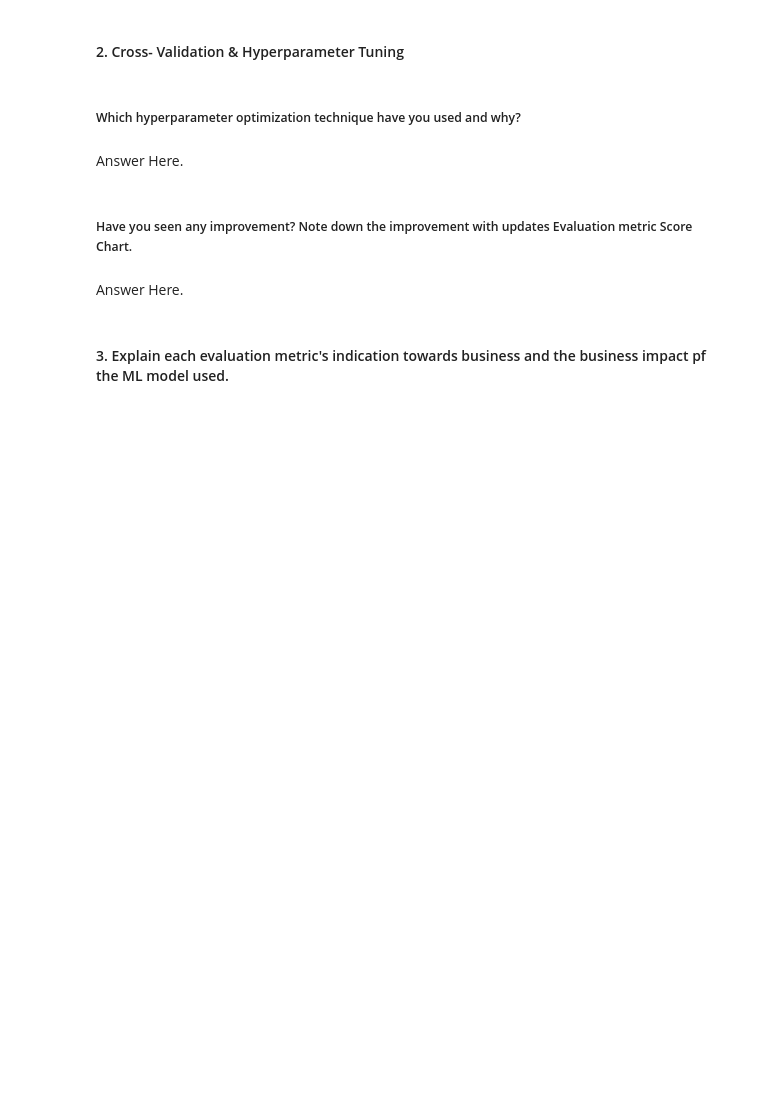
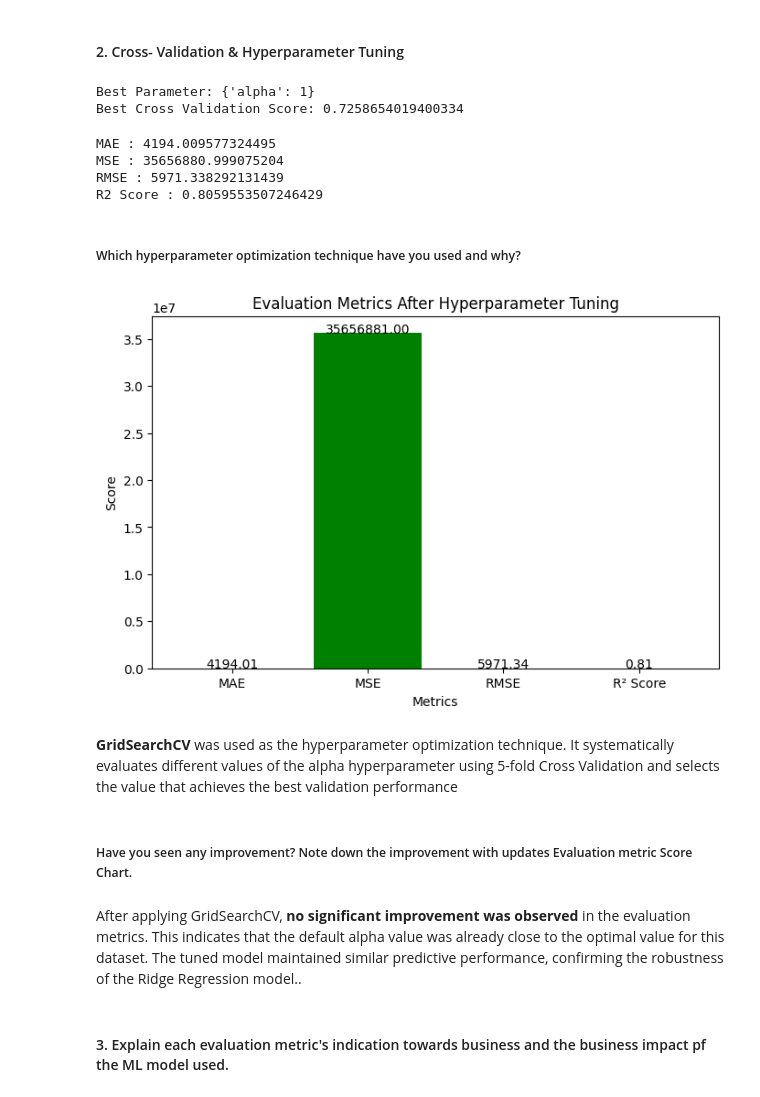
Before and after one commit to Pranav-Codes-Git/Insurance-Company-cost-regression-, a Jupyter notebook: Another_copy_of_Sample_ML_Submission_Template.ipynb, the cells around one changed output. Saved outputs shown, nothing was run; the diff lists cells and outputs as text; code cells hidden in the pictures; blank space fills up the shorter version.

```diff
--- a/Another_copy_of_Sample_ML_Submission_Template.ipynb
+++ b/Another_copy_of_Sample_ML_Submission_Template.ipynb
@@ -875,0 +926,11 @@ Answer Here.
+# %%
+from sklearn.model_selection import train_test_split
+
+# Split the dataset into training and testing sets
+
+X_train, X_test, y_train, y_test = train_test_split(
+    X,
+    y,
+    test_size=0.20,
+    random_state=42
+)
@@ -924,10 +1085,71 @@ Answer Here.
+# %%
+# ML Model - 1 Implementation with hyperparameter optimization techniques (i.e., GridSearch CV, RandomSearch CV, Bayesian Optimization etc.)
+from sklearn.model_selection import GridSearchCV
+
+param_grid = {
+    'alpha': [0.01, 0.1, 1, 10, 100]
+}
+
+grid_search = GridSearchCV(
+    estimator=Ridge(),
+    param_grid=param_grid,
+    cv=5,
+    scoring='r2'
+)
+
+grid_search.fit(X_train, y_train)
+
+print("Best Parameter:", grid_search.best_params_)
+print("Best Cross Validation Score:", grid_search.best_score_)
+# %% [output]
+Best Parameter: {'alpha': 1}
+Best Cross Validation Score: 0.7258654019400334
+# %%
+best_ridge = grid_search.best_estimator_
+
+best_ridge.fit(X_train, y_train)
+
+y_pred_tuned = best_ridge.predict(X_test)
+
+mae_tuned = mean_absolute_error(y_test, y_pred_tuned)
+mse_tuned = mean_squared_error(y_test, y_pred_tuned)
+rmse_tuned = np.sqrt(mse_tuned)
+r2_tuned = r2_score(y_test, y_pred_tuned)
+
+print("MAE :", mae_tuned)
+print("MSE :", mse_tuned)
+print("RMSE :", rmse_tuned)
+print("R2 Score :", r2_tuned)
+# %% [output]
+MAE : 4194.009577324495
+MSE : 35656880.999075204
+RMSE : 5971.338292131439
+R2 Score : 0.8059553507246429
 # %% [markdown]
 ##### Which hyperparameter optimization technique have you used and why?
-# %% [markdown]
-Answer Here.
+# %%
+metrics = ['MAE', 'MSE', 'RMSE', 'R² Score']
+scores = [mae_tuned, mse_tuned, rmse_tuned, r2_tuned]
+
+plt.figure(figsize=(8,5))
+
+plt.bar(metrics, scores, color=['orange','green','red','blue'])
+
+plt.title('Evaluation Metrics After Hyperparameter Tuning')
+plt.xlabel('Metrics')
+plt.ylabel('Score')
+
+for i, value in enumerate(scores):
+    plt.text(i, value, f'{value:.2f}', ha='center')
+
+plt.show()
+# %% [output]
+[figure, added]
+# %% [markdown]
+**GridSearchCV** was used as the hyperparameter optimization technique. It systematically evaluates different values of the alpha hyperparameter using 5-fold Cross Validation and selects the value that achieves the best validation performance
 # %% [markdown]
 ##### Have you seen any improvement? Note down the improvement with updates Evaluation metric Score Chart.
-# %% [markdown]
-Answer Here.
+# %% [markdown]
+After applying GridSearchCV, **no significant improvement was observed** in the evaluation metrics. This indicates that the default alpha value was already close to the optimal value for this dataset. The tuned model maintained similar predictive performance, confirming the robustness of the Ridge Regression model..
 # %% [markdown]
 #### 3. Explain each evaluation metric's indication towards business and the business impact pf the ML model used.
```
Also changed, not shown: parts of 57 cells of this notebook.
